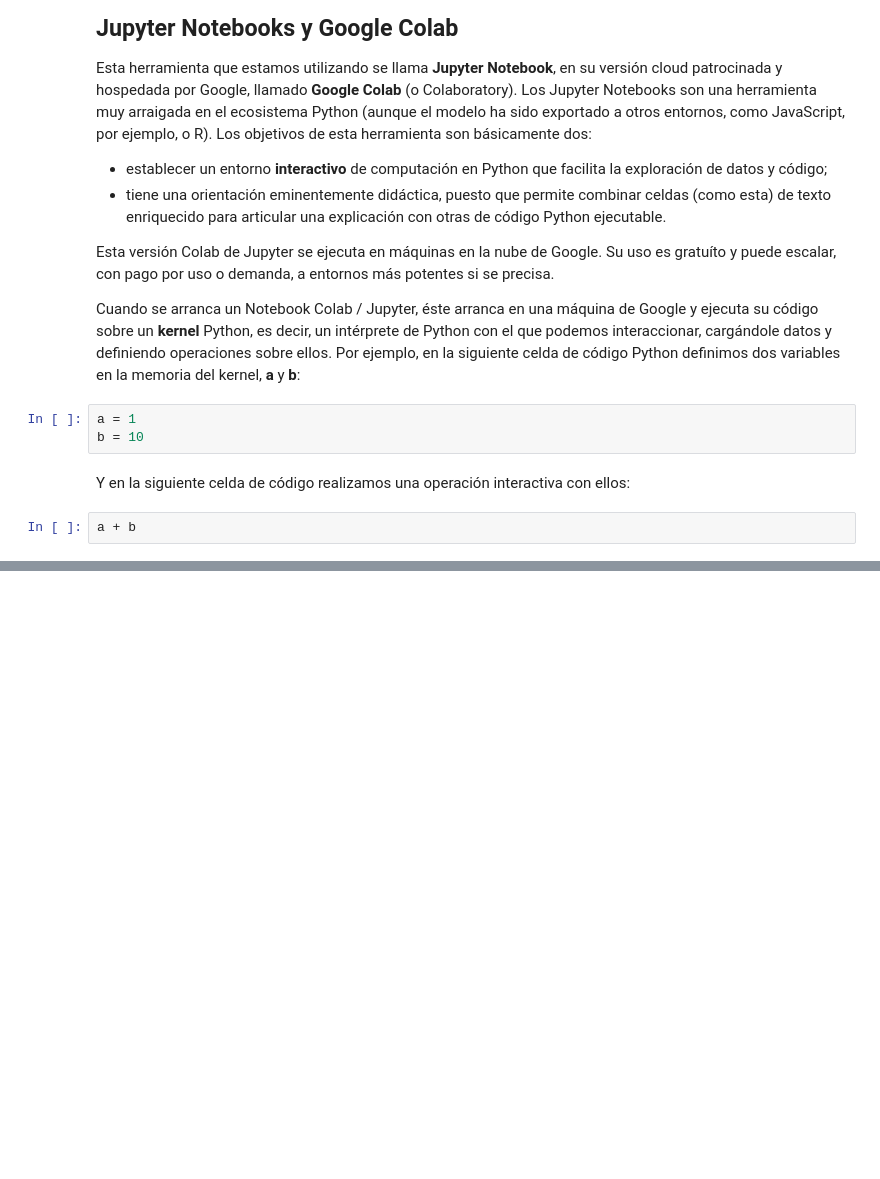
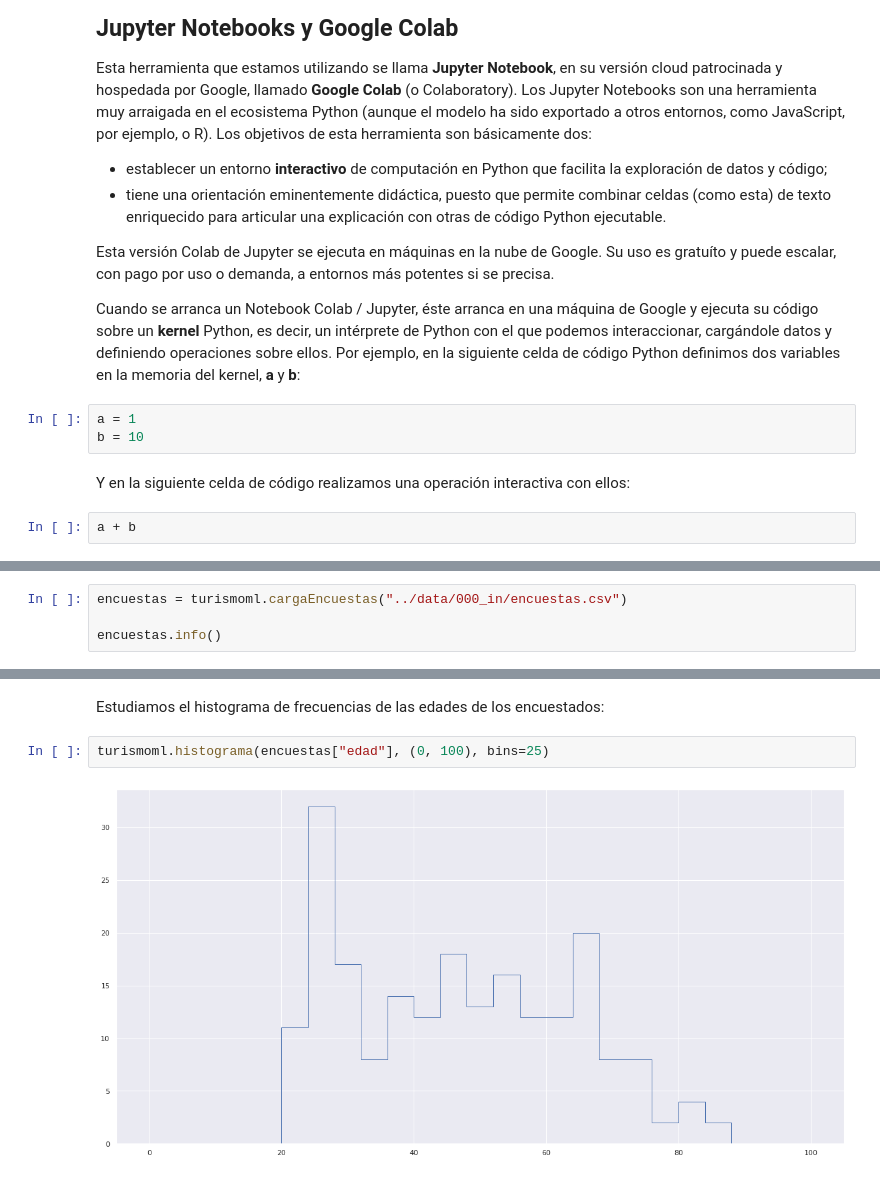
Before and after one commit to malkab/turismo_geo_ml, a Jupyter notebook: notebook.ipynb, the cells around one changed output, grey strips where cells are left out. Drawn from its saved outputs; the diff is of its cells as text; blank space fills up the shorter version.

```diff
--- a/notebook.ipynb
+++ b/notebook.ipynb
@@ -33,0 +60,4 @@ Sin embargo, como el objetivo de la sesión es metodológico y no técnico, evit
+# %%
+encuestas = turismoml.cargaEncuestas("../data/000_in/encuestas.csv")
+
+encuestas.info()
@@ -33,0 +115,6 @@ Sin embargo, como el objetivo de la sesión es metodológico y no técnico, evit
+# %% [markdown]
+Estudiamos el histograma de frecuencias de las edades de los encuestados:
+# %%
+turismoml.histograma(encuestas["edad"], (0, 100), bins=25)
+# %% [output]
+[figure, added]
```
Also changed, not shown: parts of 33 cells of this notebook, 6 other files.
